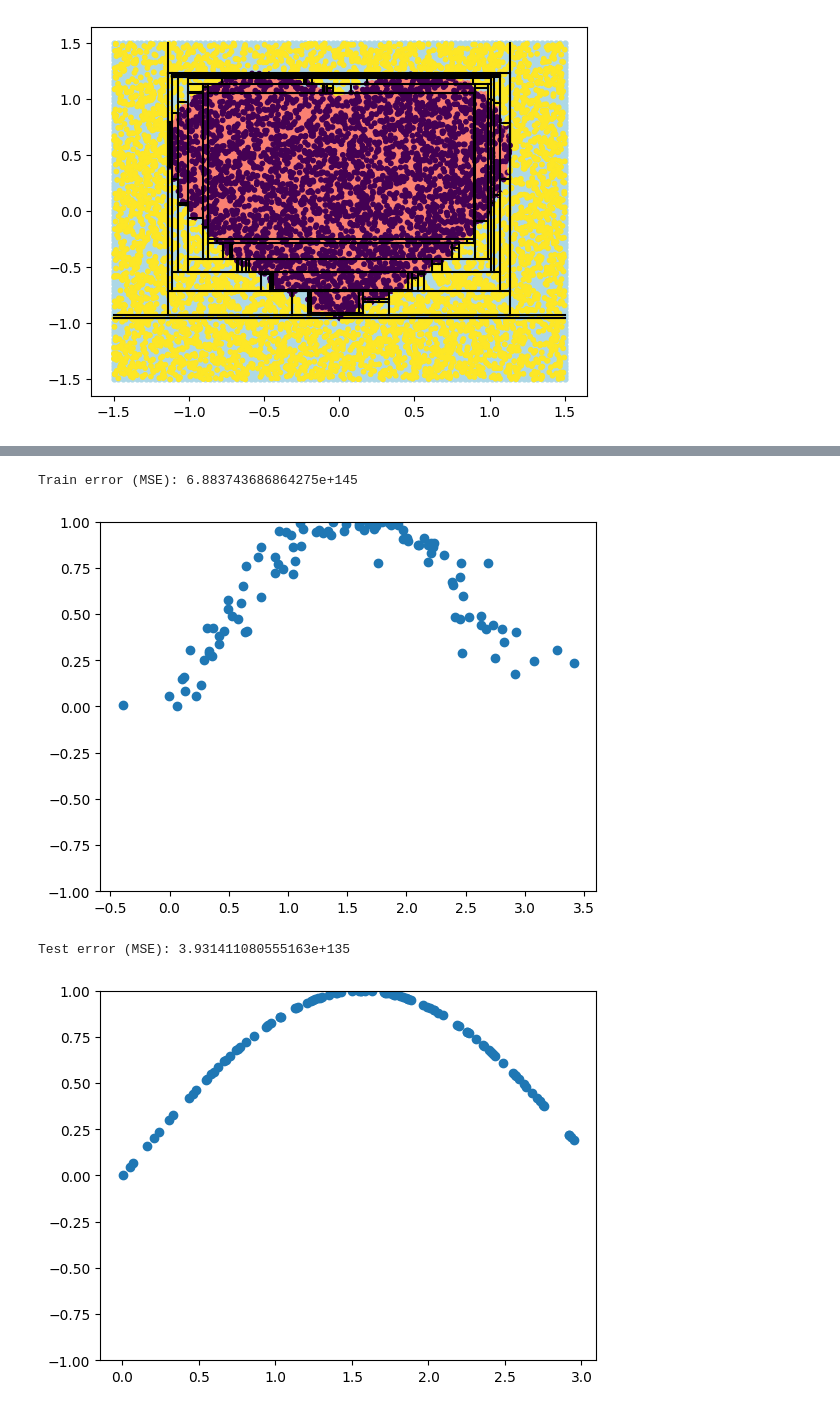
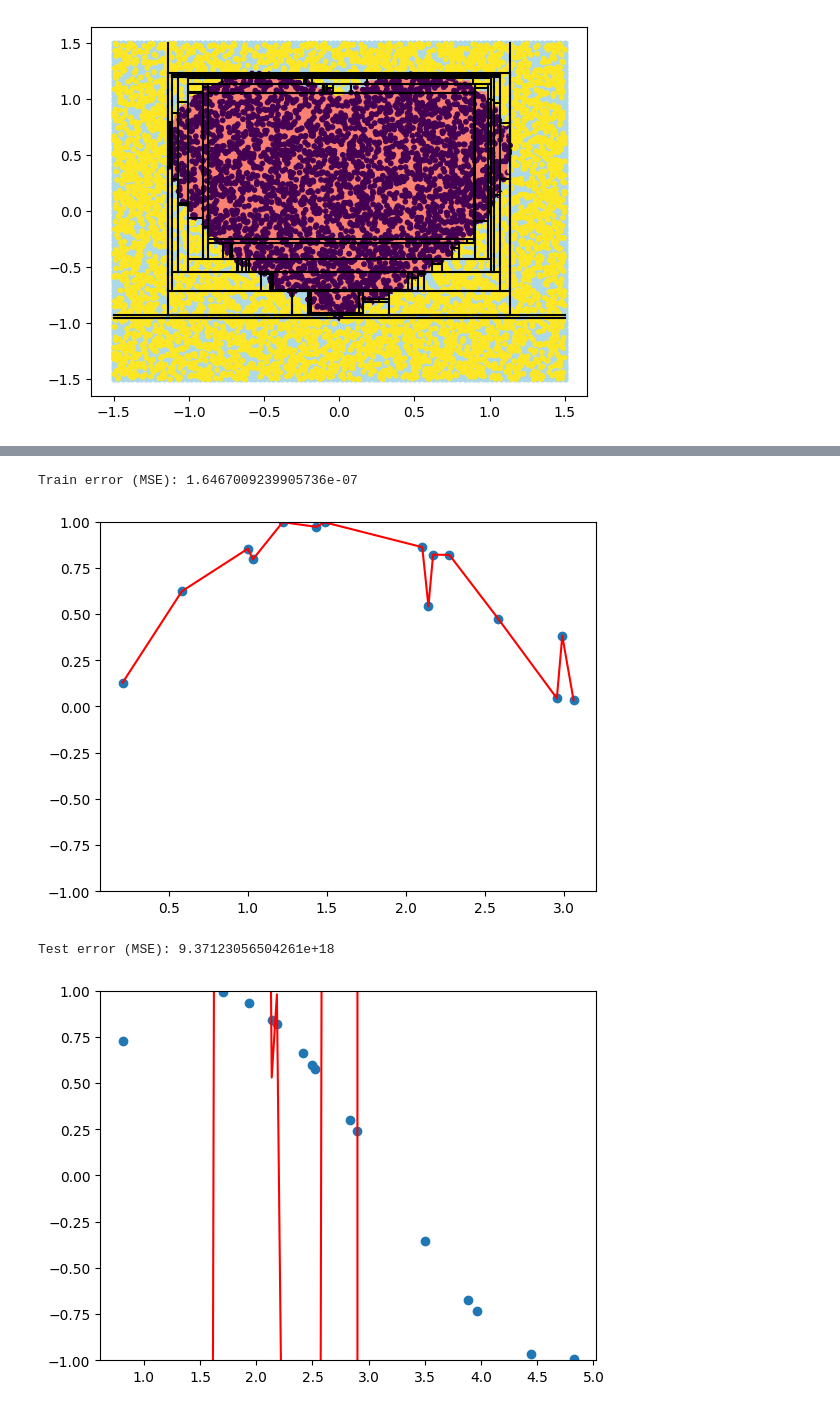
Before and after one commit to JhZhang-1999/hw_CS760_Jiahui-Zhang, a Jupyter notebook: CS760_HW2/CS760HW2JiahuiZhang_code.ipynb, the cells around one changed output, grey strips where cells are left out. Saved outputs shown, nothing was run; the diff lists cells and outputs as text; code cells hidden in the pictures.

```diff
--- a/CS760_HW2/CS760HW2JiahuiZhang_code.ipynb
+++ b/CS760_HW2/CS760HW2JiahuiZhang_code.ipynb
@@ -336,33 +323,36 @@ Test error (MSE): 1.727588634349385e+149
 # %%
 A = 0
-B = 3
-n = 100
-np.random.seed(1)
+B = 5
+n = 15
+np.random.seed(2)
 train_x = np.random.uniform(low=A,high=B,size=n)
-train_x = np.array(sorted(train_x))
+noise_x = np.random.randn(n)/5
 train_y = np.sin(train_x)
-train_x = train_x+np.random.randn(n)/5
+train_x = train_x + noise_x
+ind = np.argsort(train_x)
+train_x = train_x[ind]
+train_y = train_y[ind]
 poly = lagrange(train_x,train_y)
 pred_y = Polynomial(poly.coef[::-1])(train_x)
 print("Train error (MSE):",metrics.mean_squared_error(train_y,pred_y))
 plt.figure()
 plt.scatter(train_x,train_y)
-plt.scatter(train_x,pred_y,c='red')
+plt.plot(train_x,pred_y,c='red')
 plt.ylim(-1,1)
 plt.show()
 
 test_x = np.random.uniform(low=A,high=B,size=n)
 test_x = np.array(sorted(test_x))
 test_y = np.sin(test_x)
 pred_y = Polynomial(poly.coef[::-1])(test_x)
 print("Test error (MSE):",metrics.mean_squared_error(test_y,pred_y))
 plt.figure()
 plt.scatter(test_x,test_y)
-plt.scatter(test_x,pred_y,c='red')
+plt.plot(test_x,pred_y,c='red')
 plt.ylim(-1,1)
 plt.show()
 # %% [output]
-Train error (MSE): 6.883743686864275e+145
+Train error (MSE): 1.6467009239905736e-07
-[figure, old version]
+[figure, new version]
-Test error (MSE): 3.931411080555163e+135
+Test error (MSE): 9.37123056504261e+18
-[figure, old version]
+[figure, new version]
```
Also changed, not shown: parts of 2 cells of this notebook, 5 other files.
